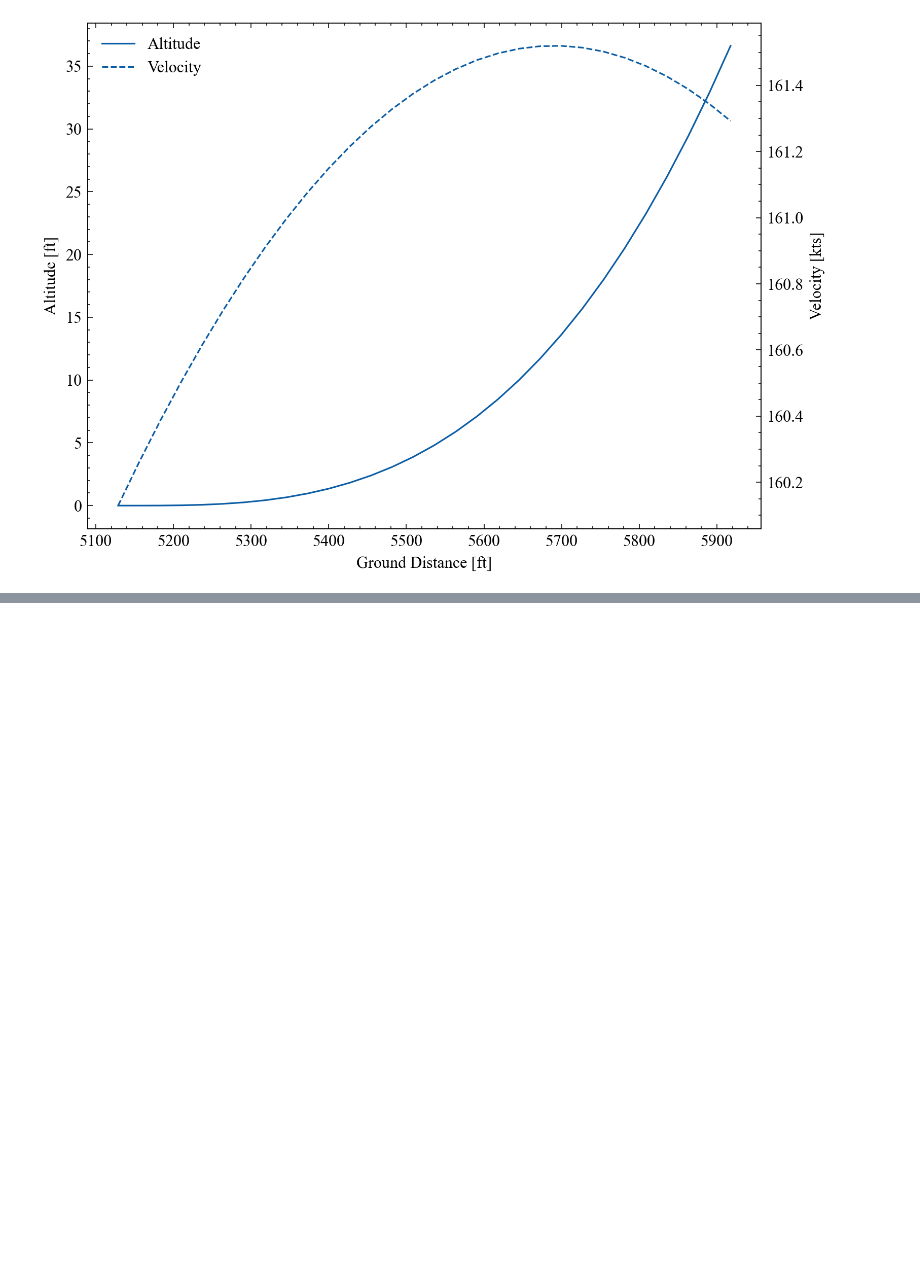
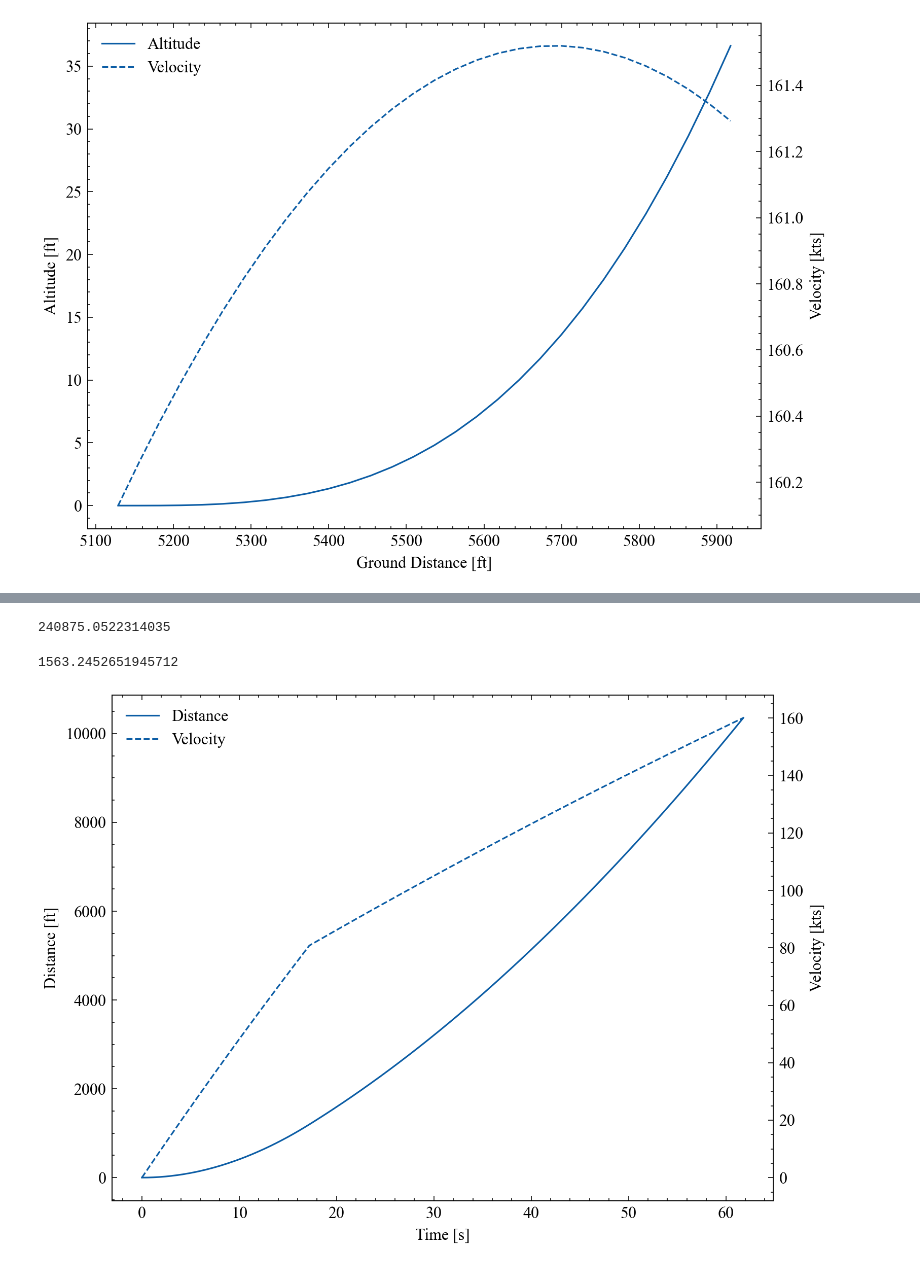
Before and after one commit to MichaszJ/aircraft-performance-projects, a Jupyter notebook: Project3.ipynb, the cells around one changed output, grey strips where cells are left out. Drawn from its saved outputs; the diff is of its cells as text; code cells hidden in the pictures; blank space fills up the shorter version.

```diff
--- a/Project3.ipynb
+++ b/Project3.ipynb
@@ -11,0 +15,11 @@ gr.wind()
+# %%
+gr.analytical_approx()
+
+gr.gr_distance[-1]
+# %% [output]
+240875.0522314035
+1563.2452651945712
+# %%
+gr.engine_loss()
+# %% [output]
+[figure, added]
```
Also changed, not shown: parts of 1 cell of this notebook, 1 other file.
